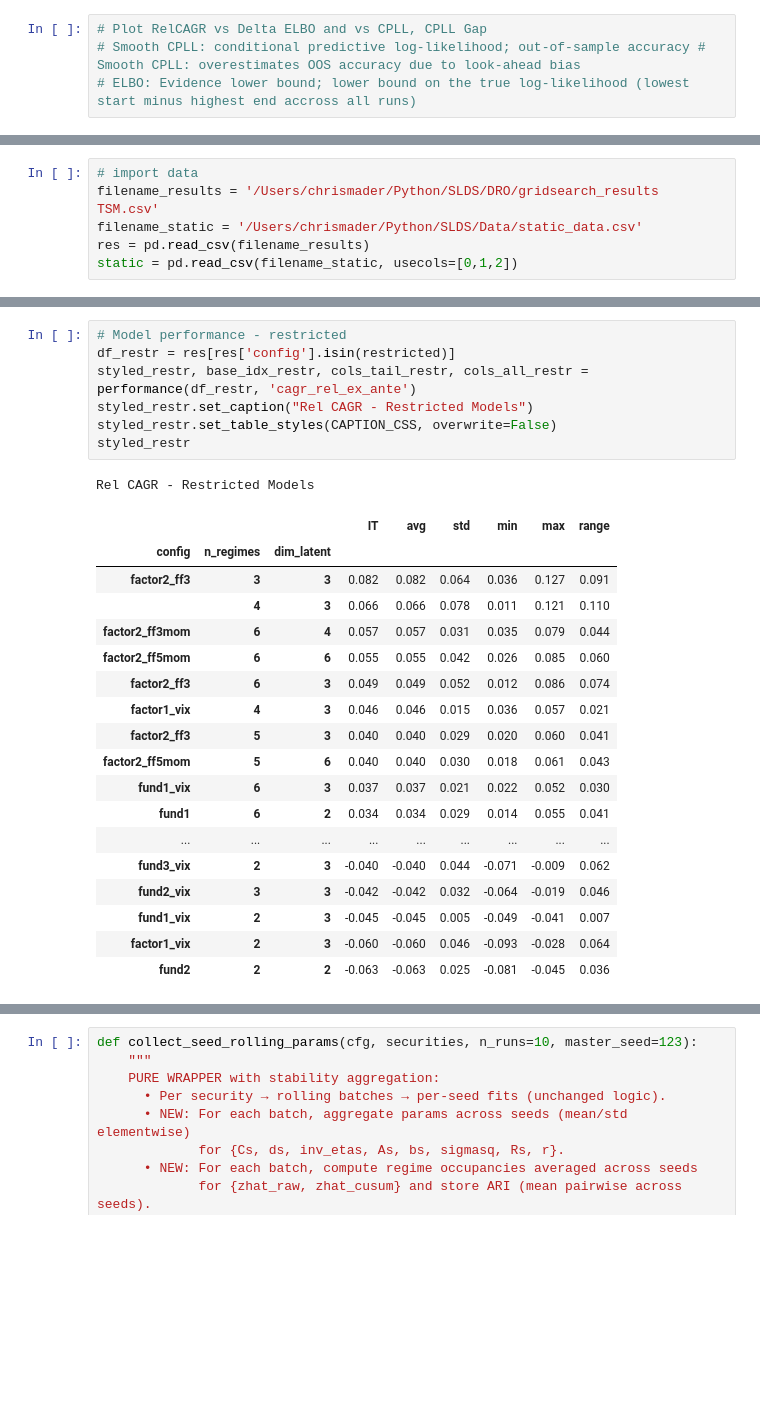
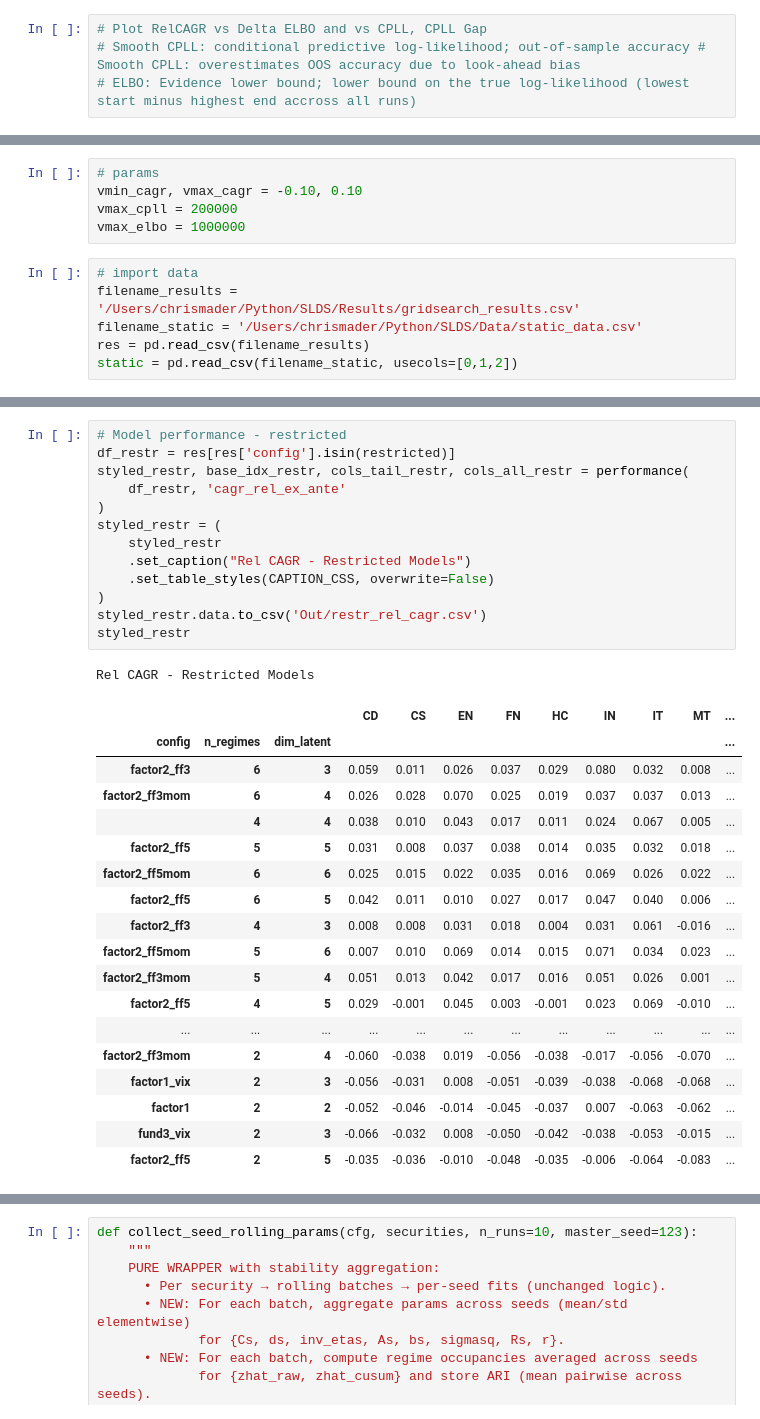
Before and after one commit to chrismader1/SLDS, a Jupyter notebook: rSLDS_analysis.ipynb, the cells around one changed output, grey strips where cells are left out. Drawn from its saved outputs; the diff is of its cells as text; blank space fills up the shorter version.

```diff
--- a/rSLDS_analysis.ipynb
+++ b/rSLDS_analysis.ipynb
@@ -8,7 +9,12 @@ import pandas as pd
 from sklearn.metrics import adjusted_rand_score as _ARI
+# %%
+# params
+vmin_cagr, vmax_cagr = -0.10, 0.10
+vmax_cpll = 200000
+vmax_elbo = 1000000
 # %%
 # import data
-filename_results = '/Users/chrismader/Python/SLDS/DRO/gridsearch_results TSM.csv'
+filename_results = '/Users/chrismader/Python/SLDS/Results/gridsearch_results.csv'
 filename_static = '/Users/chrismader/Python/SLDS/Data/static_data.csv'
 res = pd.read_csv(filename_results)
 static = pd.read_csv(filename_static, usecols=[0,1,2])
@@ -196,28 +365,34 @@ Delta ELBO - Unrestricted Models
 # %%
 # Model performance - restricted
 df_restr = res[res['config'].isin(restricted)]
-styled_restr, base_idx_restr, cols_tail_restr, cols_all_restr = performance(df_restr, 'cagr_rel_ex_ante')
-styled_restr.set_caption("Rel CAGR - Restricted Models")
-styled_restr.set_table_styles(CAPTION_CSS, overwrite=False)
+styled_restr, base_idx_restr, cols_tail_restr, cols_all_restr = performance(
+    df_restr, 'cagr_rel_ex_ante'
+)
+styled_restr = (
+    styled_restr
+    .set_caption("Rel CAGR - Restricted Models")
+    .set_table_styles(CAPTION_CSS, overwrite=False)
+)
+styled_restr.data.to_csv('Out/restr_rel_cagr.csv')
 styled_restr
 # %% [output]
 Rel CAGR - Restricted Models
-|  |  |  | IT | avg | std | min | max | range |
-| config | n_regimes | dim_latent |  |  |  |  |  |  |
-| factor2_ff3 | 3 | 3 | 0.082 | 0.082 | 0.064 | 0.036 | 0.127 | 0.091 |
-|  | 4 | 3 | 0.066 | 0.066 | 0.078 | 0.011 | 0.121 | 0.110 |
-| factor2_ff3mom | 6 | 4 | 0.057 | 0.057 | 0.031 | 0.035 | 0.079 | 0.044 |
-| factor2_ff5mom | 6 | 6 | 0.055 | 0.055 | 0.042 | 0.026 | 0.085 | 0.060 |
-| factor2_ff3 | 6 | 3 | 0.049 | 0.049 | 0.052 | 0.012 | 0.086 | 0.074 |
-| factor1_vix | 4 | 3 | 0.046 | 0.046 | 0.015 | 0.036 | 0.057 | 0.021 |
-| factor2_ff3 | 5 | 3 | 0.040 | 0.040 | 0.029 | 0.020 | 0.060 | 0.041 |
-| factor2_ff5mom | 5 | 6 | 0.040 | 0.040 | 0.030 | 0.018 | 0.061 | 0.043 |
-| fund1_vix | 6 | 3 | 0.037 | 0.037 | 0.021 | 0.022 | 0.052 | 0.030 |
-| fund1 | 6 | 2 | 0.034 | 0.034 | 0.029 | 0.014 | 0.055 | 0.041 |
-| ... | ... | ... | ... | ... | ... | ... | ... | ... |
-| fund3_vix | 2 | 3 | -0.040 | -0.040 | 0.044 | -0.071 | -0.009 | 0.062 |
-| fund2_vix | 3 | 3 | -0.042 | -0.042 | 0.032 | -0.064 | -0.019 | 0.046 |
-| fund1_vix | 2 | 3 | -0.045 | -0.045 | 0.005 | -0.049 | -0.041 | 0.007 |
-| factor1_vix | 2 | 3 | -0.060 | -0.060 | 0.046 | -0.093 | -0.028 | 0.064 |
-| fund2 | 2 | 2 | -0.063 | -0.063 | 0.025 | -0.081 | -0.045 | 0.036 |
+|  |  |  | CD | CS | EN | FN | HC | IN | IT | MT | ... |
+| config | n_regimes | dim_latent |  |  |  |  |  |  |  |  | ... |
+| factor2_ff3 | 6 | 3 | 0.059 | 0.011 | 0.026 | 0.037 | 0.029 | 0.080 | 0.032 | 0.008 | ... |
+| factor2_ff3mom | 6 | 4 | 0.026 | 0.028 | 0.070 | 0.025 | 0.019 | 0.037 | 0.037 | 0.013 | ... |
+|  | 4 | 4 | 0.038 | 0.010 | 0.043 | 0.017 | 0.011 | 0.024 | 0.067 | 0.005 | ... |
+| factor2_ff5 | 5 | 5 | 0.031 | 0.008 | 0.037 | 0.038 | 0.014 | 0.035 | 0.032 | 0.018 | ... |
+| factor2_ff5mom | 6 | 6 | 0.025 | 0.015 | 0.022 | 0.035 | 0.016 | 0.069 | 0.026 | 0.022 | ... |
+| factor2_ff5 | 6 | 5 | 0.042 | 0.011 | 0.010 | 0.027 | 0.017 | 0.047 | 0.040 | 0.006 | ... |
+| factor2_ff3 | 4 | 3 | 0.008 | 0.008 | 0.031 | 0.018 | 0.004 | 0.031 | 0.061 | -0.016 | ... |
+| factor2_ff5mom | 5 | 6 | 0.007 | 0.010 | 0.069 | 0.014 | 0.015 | 0.071 | 0.034 | 0.023 | ... |
+| factor2_ff3mom | 5 | 4 | 0.051 | 0.013 | 0.042 | 0.017 | 0.016 | 0.051 | 0.026 | 0.001 | ... |
+| factor2_ff5 | 4 | 5 | 0.029 | -0.001 | 0.045 | 0.003 | -0.001 | 0.023 | 0.069 | -0.010 | ... |
+| ... | ... | ... | ... | ... | ... | ... | ... | ... | ... | ... | ... |
+| factor2_ff3mom | 2 | 4 | -0.060 | -0.038 | 0.019 | -0.056 | -0.038 | -0.017 | -0.056 | -0.070 | ... |
+| factor1_vix | 2 | 3 | -0.056 | -0.031 | 0.008 | -0.051 | -0.039 | -0.038 | -0.068 | -0.068 | ... |
+| factor1 | 2 | 2 | -0.052 | -0.046 | -0.014 | -0.045 | -0.037 | 0.007 | -0.063 | -0.062 | ... |
+| fund3_vix | 2 | 3 | -0.066 | -0.032 | 0.008 | -0.050 | -0.042 | -0.038 | -0.053 | -0.015 | ... |
+| factor2_ff5 | 2 | 5 | -0.035 | -0.036 | -0.010 | -0.048 | -0.035 | -0.006 | -0.064 | -0.083 | ... |
 # %%
```
Also changed, not shown: parts of 22 cells of this notebook, 7 other files.
